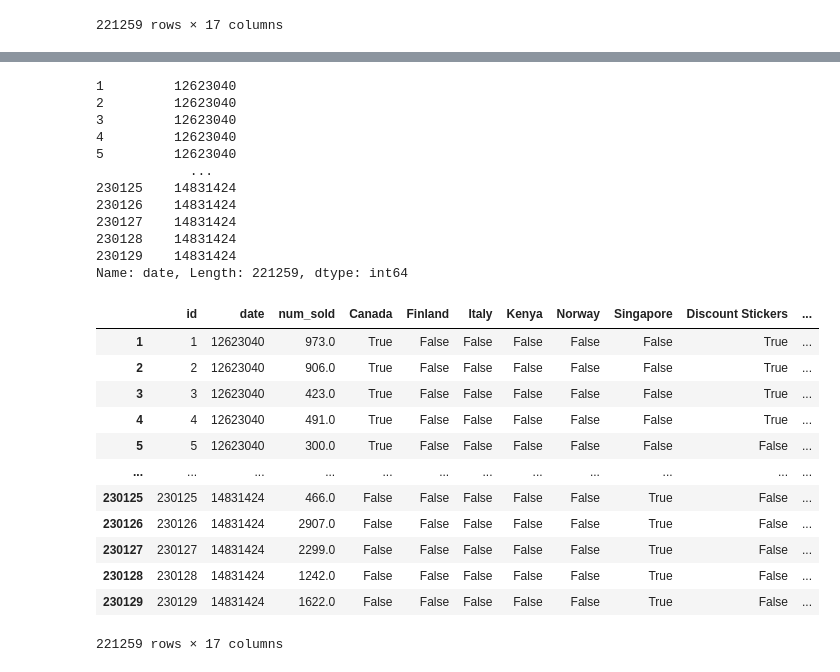
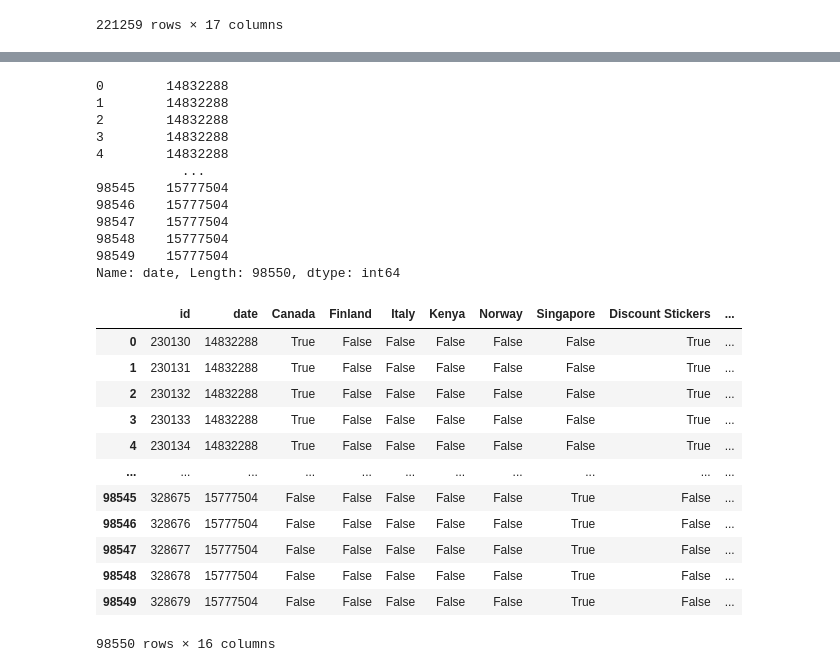
Before and after one commit to DebraBeat/Forecasting-sticker-sales, a Jupyter notebook: forecasting-sticker-sales.ipynb, the cells around one changed output, grey strips where cells are left out. Cells and saved outputs as stored; diff of their text form; code cells hidden in the pictures.

Commit message:
Kaggle Notebook | Forecasting Sticker Sales | Version 3

```diff
--- a/forecasting-sticker-sales.ipynb
+++ b/forecasting-sticker-sales.ipynb
@@ -199,0 +249,3 @@ sticker_data_cleaned
+# %%
+X_test = pd.read_csv('/kaggle/input/forecasting-sticker-sales/test.csv')
+X_test
@@ -199,0 +266,3 @@ sticker_data_cleaned
+# %%
+X_test = X_test.join(pd.get_dummies(X_test['country'])).drop(columns='country')
+X_test
@@ -199,0 +283,3 @@ sticker_data_cleaned
+# %%
+X_test = X_test.join(pd.get_dummies(X_test['store'])).drop(columns='store')
+X_test
@@ -199,0 +300,3 @@ sticker_data_cleaned
+# %%
+X_test = X_test.join(pd.get_dummies(X_test['product'])).drop(columns='product')
+X_test
@@ -200,33 +317,33 @@ sticker_data_cleaned
 # %%
-# Divide by 10^11 to get rid of unnessecary zeros
-pd.to_datetime(sticker_data_cleaned['date']).astype(int) // 10 ** 11
+df = pd.to_datetime(X_test['date']).astype(int) // 10 ** 11
+df
 # %% [output]
-1         12623040
-2         12623040
-3         12623040
-4         12623040
-5         12623040
-            ...
-230125    14831424
-230126    14831424
-230127    14831424
-230128    14831424
-230129    14831424
-Name: date, Length: 221259, dtype: int64
+0        14832288
+1        14832288
+2        14832288
+3        14832288
+4        14832288
+           ...
+98545    15777504
+98546    15777504
+98547    15777504
+98548    15777504
+98549    15777504
+Name: date, Length: 98550, dtype: int64
 # %%
-sticker_data_cleaned['date'] = pd.to_datetime(sticker_data_cleaned['date']).astype(int) // 10 ** 11
-sticker_data_cleaned
+X_test['date'] = pd.to_datetime(X_test['date']).astype(int) // 10 ** 11
+X_test
 # %% [output]
-|  | id | date | num_sold | Canada | Finland | Italy | Kenya | Norway | Singapore | Discount Stickers | ... |
-| 1 | 1 | 12623040 | 973.0 | True | False | False | False | False | False | True | ... |
-| 2 | 2 | 12623040 | 906.0 | True | False | False | False | False | False | True | ... |
-| 3 | 3 | 12623040 | 423.0 | True | False | False | False | False | False | True | ... |
-| 4 | 4 | 12623040 | 491.0 | True | False | False | False | False | False | True | ... |
-| 5 | 5 | 12623040 | 300.0 | True | False | False | False | False | False | False | ... |
-| ... | ... | ... | ... | ... | ... | ... | ... | ... | ... | ... | ... |
-| 230125 | 230125 | 14831424 | 466.0 | False | False | False | False | False | True | False | ... |
-| 230126 | 230126 | 14831424 | 2907.0 | False | False | False | False | False | True | False | ... |
-| 230127 | 230127 | 14831424 | 2299.0 | False | False | False | False | False | True | False | ... |
-| 230128 | 230128 | 14831424 | 1242.0 | False | False | False | False | False | True | False | ... |
-| 230129 | 230129 | 14831424 | 1622.0 | False | False | False | False | False | True | False | ... |
+|  | id | date | Canada | Finland | Italy | Kenya | Norway | Singapore | Discount Stickers | ... |
+| 0 | 230130 | 14832288 | True | False | False | False | False | False | True | ... |
+| 1 | 230131 | 14832288 | True | False | False | False | False | False | True | ... |
+| 2 | 230132 | 14832288 | True | False | False | False | False | False | True | ... |
+| 3 | 230133 | 14832288 | True | False | False | False | False | False | True | ... |
+| 4 | 230134 | 14832288 | True | False | False | False | False | False | True | ... |
+| ... | ... | ... | ... | ... | ... | ... | ... | ... | ... | ... |
+| 98545 | 328675 | 15777504 | False | False | False | False | False | True | False | ... |
+| 98546 | 328676 | 15777504 | False | False | False | False | False | True | False | ... |
+| 98547 | 328677 | 15777504 | False | False | False | False | False | True | False | ... |
+| 98548 | 328678 | 15777504 | False | False | False | False | False | True | False | ... |
+| 98549 | 328679 | 15777504 | False | False | False | False | False | True | False | ... |
-221259 rows × 17 columns
+98550 rows × 16 columns
```
Also changed, not shown: parts of 20 cells of this notebook.
